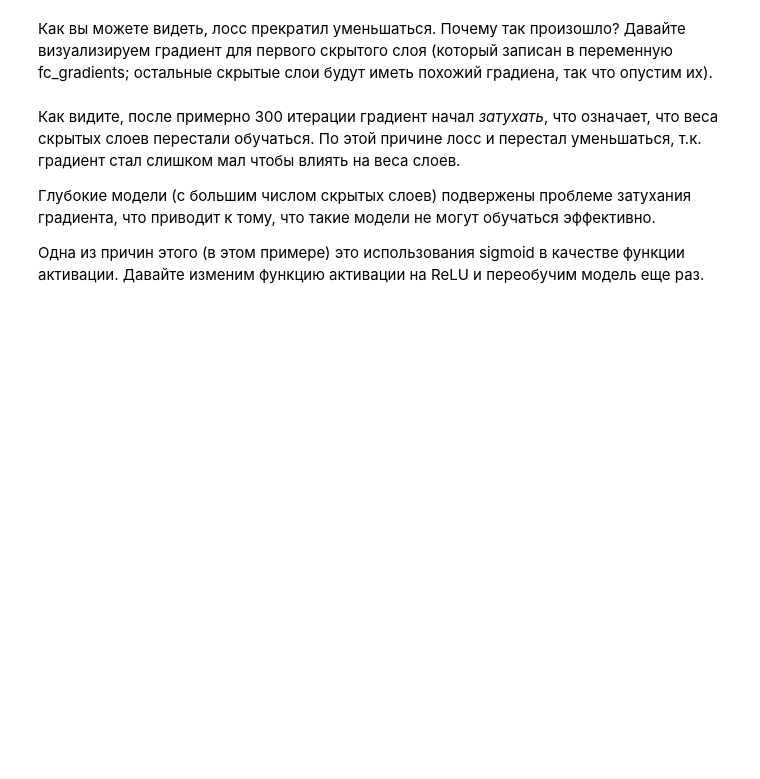
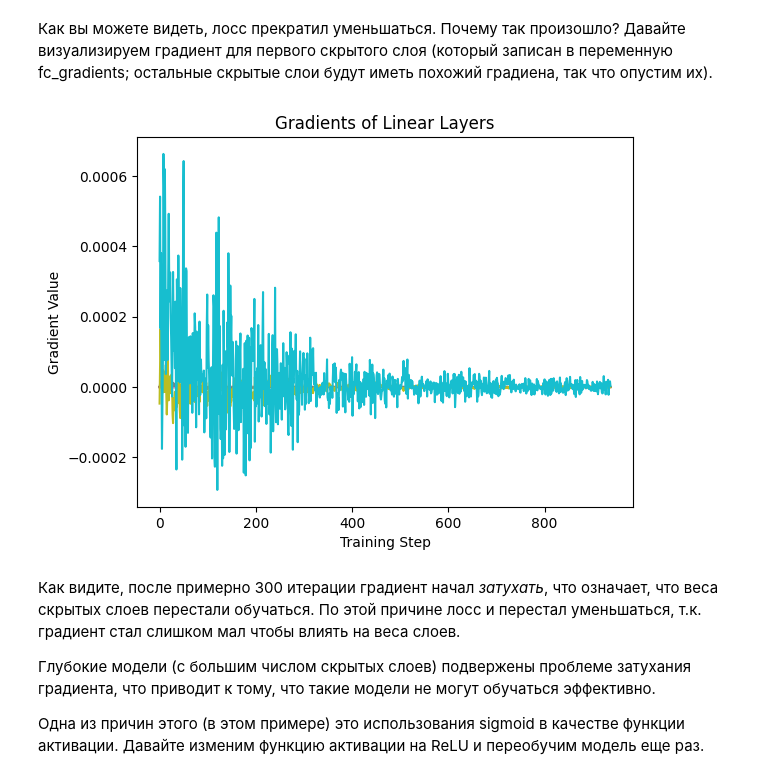
Before and after one commit to evgenykol/otus_cv, a Jupyter notebook: hw_05/CV_neural_network_training.ipynb, the cells around one changed output. Cells and saved outputs as stored; diff of their text form; code cells hidden in the pictures; blank space fills up the shorter version.

```diff
--- a/hw_05/CV_neural_network_training.ipynb
+++ b/hw_05/CV_neural_network_training.ipynb
@@ -124,7 +134,7 @@ def train(model, trainloader, criterion, optimizer):
       if step % 10 == 0:
         print(f'Step: {step}, Loss: {loss}')
 
-      fc_gradients.append(...)  # <------ код из решения задачи 2
+      fc_gradients.append([torch.mean(layer.weight.grad) for layer in model.hidden_layers])  # <------ код из решения задачи 2
 
   return fc_gradients
 # %%
@@ -146,7 +191,7 @@ torch.manual_seed(42)
 input_size = 28 * 28 # MNIST image size
 hidden_size = 32
 output_size = 10
-n_hidden = # YOUR ANSWER HERE
+n_hidden = 10
 model = DeepMLP(input_size, hidden_size, output_size, n_hidden).to(device)
 # %% [markdown]
 **Вопрос:** Посчитайте и выведите количество скрытых слоев модели.
@@ -165,12 +245,14 @@ fc_gradients = train(model, trainloader, criterion, optimizer)
 Как вы можете видеть, лосс прекратил уменьшаться. Почему так произошло? Давайте визуализируем градиент для первого скрытого слоя (который записан в переменную fc_gradients; остальные скрытые слои будут иметь похожий градиена, так что опустим их).
 # %%
 # Визуализируйте градиент:
+fc_gradients_cpu = torch.Tensor(fc_gradients, device="cpu")
 plt.plot(fc_gradients)
-plt.legend()
 plt.title("Gradients of Linear Layers")
 plt.xlabel("Training Step")
 plt.ylabel("Gradient Value")
 plt.show()
+# %% [output]
+[figure, added]
 # %% [markdown]
 Как видите, после примерно 300 итерации градиент начал *затухать*, что означает, что веса скрытых слоев перестали обучаться. По этой причине лосс и перестал уменьшаться, т.к. градиент стал слишком мал чтобы влиять на веса слоев.
 
```
Also changed, not shown: parts of 21 cells of this notebook, 1 other file.
